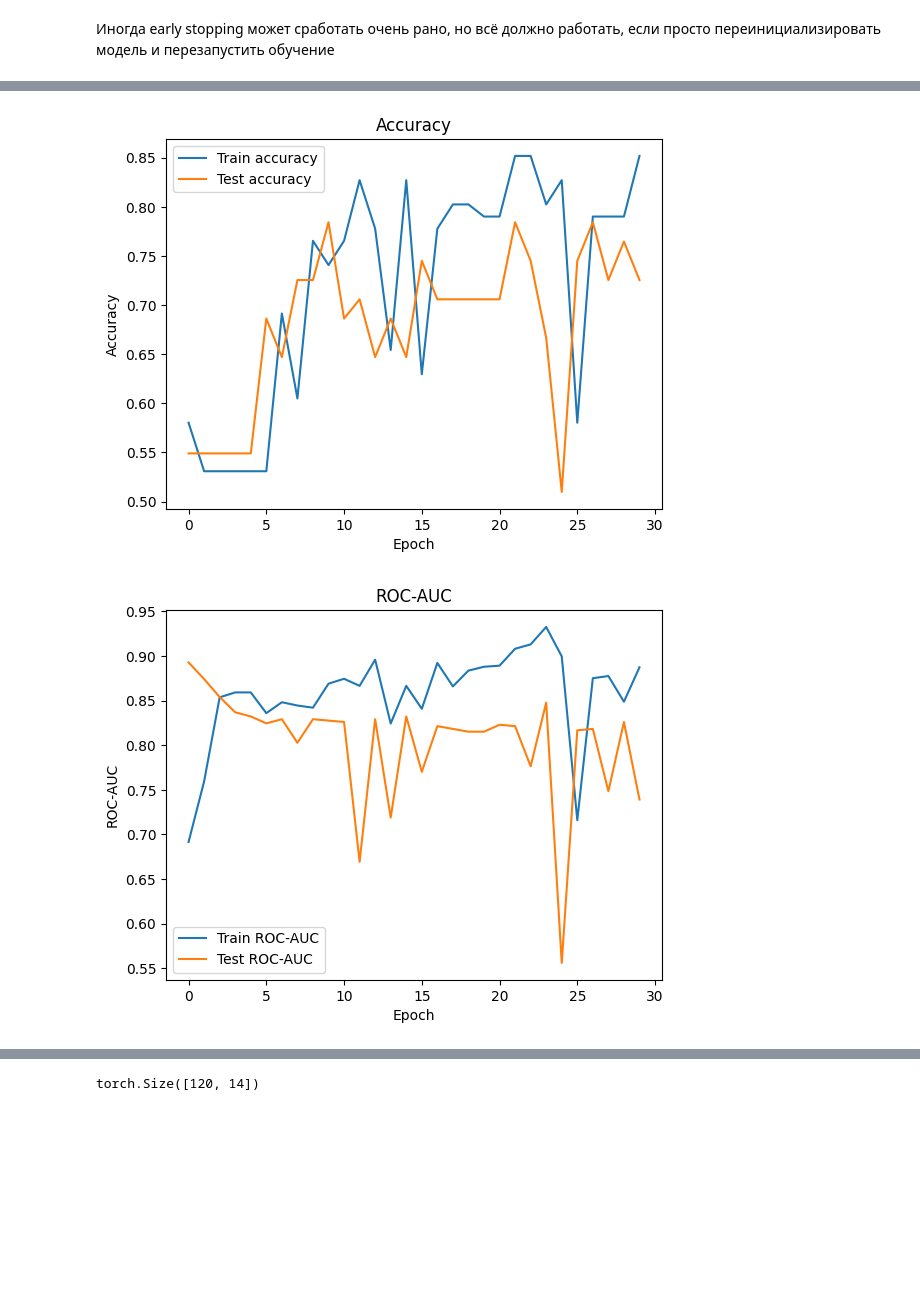
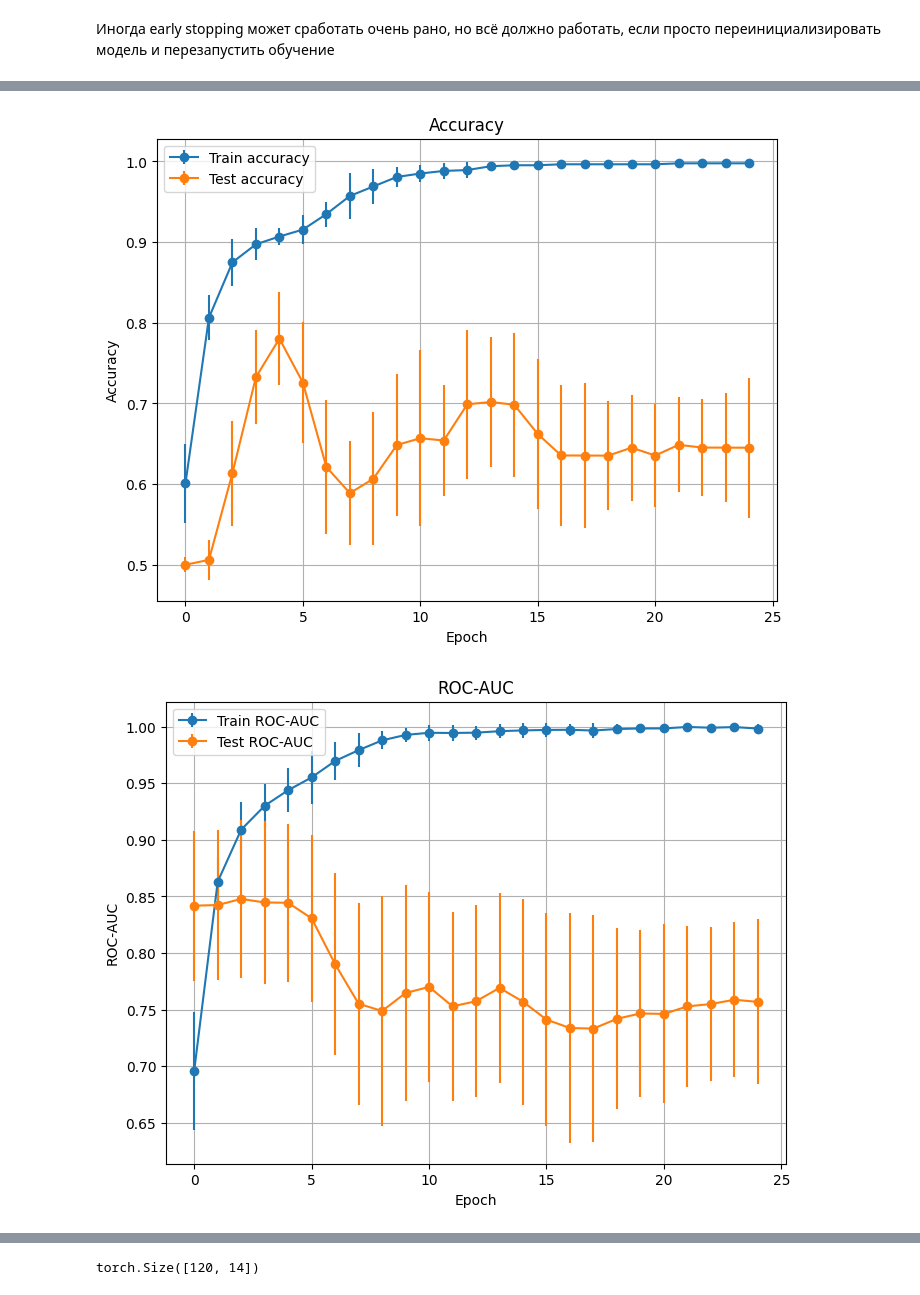
Before and after one commit to n0n1ck1/fMRI-augmentation, a Jupyter notebook: fmri_TimeSeriesCNN.ipynb, the cells around one changed output, grey strips where cells are left out. Saved outputs shown, nothing was run; the diff lists cells and outputs as text; code cells hidden in the pictures; blank space fills up the shorter version.

```diff
--- a/fmri_TimeSeriesCNN.ipynb
+++ b/fmri_TimeSeriesCNN.ipynb
@@ -96,8 +267,3 @@ class TimeSeriesCNN(nn.Module):
         fc_out = F.relu(self.fc1(conv_out))
         output = torch.sigmoid(self.fc2(fc_out))
         return output.squeeze(1)
-# %%
-input_channels = close.shape[0]
-model = TimeSeriesCNN(input_channels, 128)
-criterion = nn.CrossEntropyLoss()
-optimizer = torch.optim.Adam(model.parameters(), lr=0.001, weight_decay=0.1)
@@ -196,0 +335,31 @@ Epoch 26/30, Train loss: 40.5926, Test loss: 35.2320
+# %%
+train_losses_np = np.array([lst + [0] * (num_epochs - len(lst)) for lst in train_losses_hist])
+test_losses_np = np.array([lst + [0] * (num_epochs - len(lst)) for lst in test_losses_hist])
+val_losses_np = np.array([lst + [0] * (num_epochs - len(lst)) for lst in val_losses_hist])
+train_accuracy_np = np.array([lst + [0] * (num_epochs - len(lst)) for lst in train_accuracy_hist])
+test_accuracy_np = np.array([lst + [0] * (num_epochs - len(lst)) for lst in test_accuracy_hist])
+train_roc_auc_np = np.array([lst + [0] * (num_epochs - len(lst)) for lst in train_roc_auc_hist])
+test_roc_auc_np = np.array([lst + [0] * (num_epochs - len(lst)) for lst in test_roc_auc_hist])
+
+train_losses_np[train_losses_np == 0] = np.nan
+test_losses_np[test_losses_np == 0] = np.nan
+val_losses_np[val_losses_np == 0] = np.nan
+train_accuracy_np[train_accuracy_np == 0] = np.nan
+test_accuracy_np[test_accuracy_np == 0] = np.nan
+train_roc_auc_np[train_roc_auc_np == 0] = np.nan
+test_roc_auc_np[test_roc_auc_np == 0] = np.nan
+
+train_losses_mean = np.nanmean(train_losses_np, axis=0)
+train_losses_std = np.nanstd(train_losses_np, axis=0)
+test_losses_mean = np.nanmean(test_losses_np, axis=0)
+test_losses_std = np.nanstd(test_losses_np, axis=0)
+val_losses_mean = np.nanmean(val_losses_np, axis=0)
+val_losses_std = np.nanstd(val_losses_np, axis=0)
+train_accuracy_mean = np.nanmean(train_accuracy_np, axis=0)
+train_accuracy_std = np.nanstd(train_accuracy_np, axis=0)
+test_accuracy_mean = np.nanmean(test_accuracy_np, axis=0)
+test_accuracy_std = np.nanstd(test_accuracy_np, axis=0)
+train_roc_auc_mean = np.nanmean(train_roc_auc_np, axis=0)
+train_roc_auc_std = np.nanstd(train_roc_auc_np, axis=0)
+test_roc_auc_mean = np.nanmean(test_roc_auc_np, axis=0)
+test_roc_auc_std = np.nanstd(test_roc_auc_np, axis=0)
@@ -208,20 +387,24 @@ plt.show()
 # %%
-plt.plot(train_accuracy, label='Train accuracy')
-plt.plot(test_accuracy, label='Test accuracy')
+plt.figure(figsize=(8, 6))
+plt.errorbar(range(train_accuracy_mean.shape[0]), train_accuracy_mean, yerr=train_accuracy_std, fmt='-o', label='Train accuracy')
+plt.errorbar(range(test_accuracy_mean.shape[0]), test_accuracy_mean, yerr=test_accuracy_std, fmt='-o', label='Test accuracy')
 plt.xlabel('Epoch')
 plt.ylabel('Accuracy')
 plt.title('Accuracy')
 plt.legend()
+plt.grid(True)
 plt.show()
 # %% [output]
-[figure, old version]
+[figure, new version]
 # %%
-plt.plot(train_roc_auc, label='Train ROC-AUC')
-plt.plot(test_roc_auc, label='Test ROC-AUC')
+plt.figure(figsize=(8, 6))
+plt.errorbar(range(train_roc_auc_mean.shape[0]), train_roc_auc_mean, yerr=train_roc_auc_std, fmt='-o', label='Train ROC-AUC')
+plt.errorbar(range(test_roc_auc_mean.shape[0]), test_roc_auc_mean, yerr=test_roc_auc_std, fmt='-o', label='Test ROC-AUC')
 plt.xlabel('Epoch')
 plt.ylabel('ROC-AUC')
 plt.title('ROC-AUC')
 plt.legend()
+plt.grid(True)
 plt.show()
 # %% [output]
-[figure, old version]
+[figure, new version]
```
Also changed, not shown: parts of 284 cells of this notebook.
